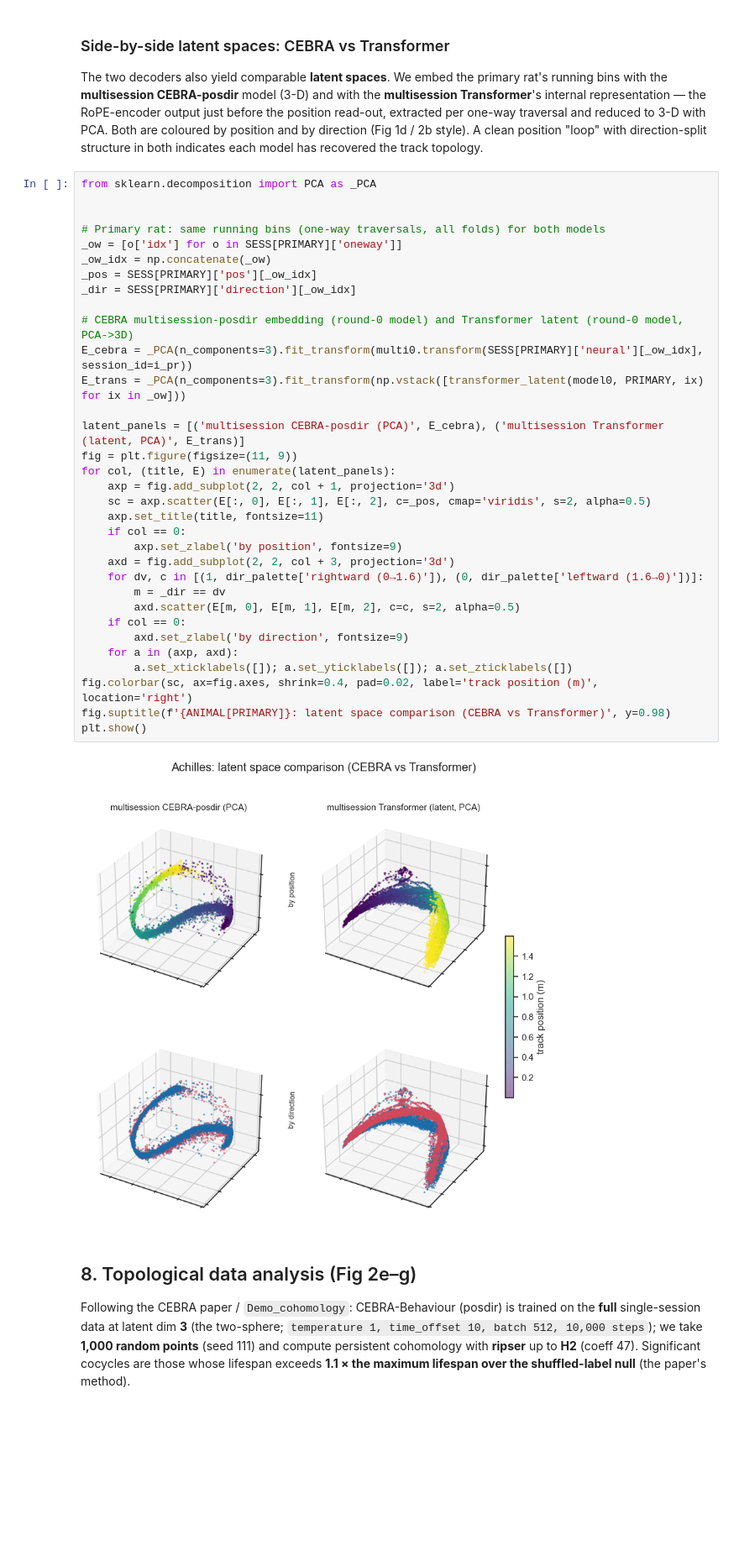
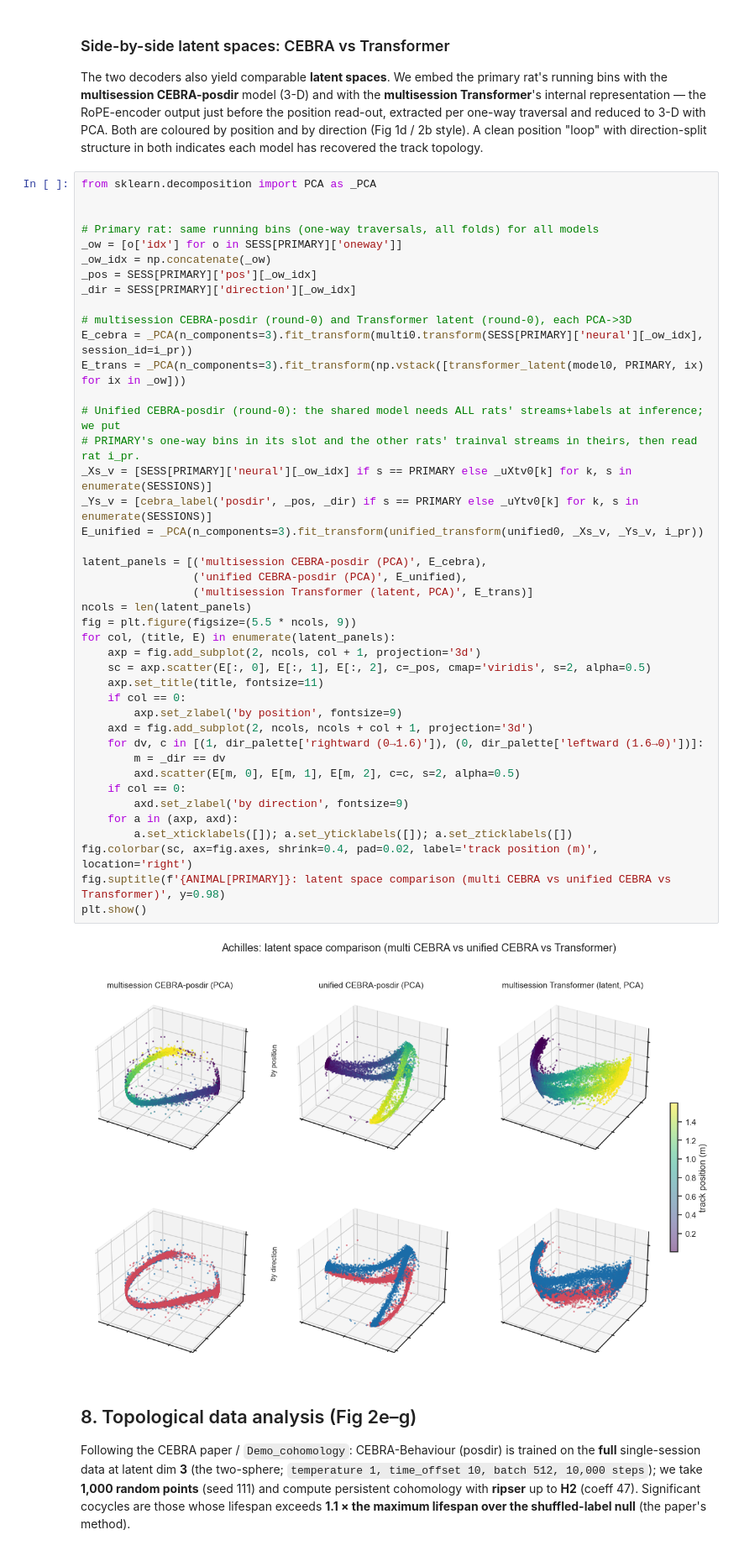
Before and after one commit to yongrong-qiu/digitalbat, a Jupyter notebook: notebooks/grosmark.ipynb, the cells around one changed output. Shown at 84% size. Saved outputs shown, nothing was run; the diff lists cells and outputs as text; blank space fills up the shorter version.

```diff
--- a/notebooks/grosmark.ipynb
+++ b/notebooks/grosmark.ipynb
@@ -1310,38 +1420,47 @@ recovered the track topology.
 # %%
 from sklearn.decomposition import PCA as _PCA
 
 
-# Primary rat: same running bins (one-way traversals, all folds) for both models
+# Primary rat: same running bins (one-way traversals, all folds) for all models
 _ow = [o['idx'] for o in SESS[PRIMARY]['oneway']]
 _ow_idx = np.concatenate(_ow)
 _pos = SESS[PRIMARY]['pos'][_ow_idx]
 _dir = SESS[PRIMARY]['direction'][_ow_idx]
 
-# CEBRA multisession-posdir embedding (round-0 model) and Transformer latent (round-0 model, PCA->3D)
+# multisession CEBRA-posdir (round-0) and Transformer latent (round-0), each PCA->3D
 E_cebra = _PCA(n_components=3).fit_transform(multi0.transform(SESS[PRIMARY]['neural'][_ow_idx], session_id=i_pr))
 E_trans = _PCA(n_components=3).fit_transform(np.vstack([transformer_latent(model0, PRIMARY, ix) for ix in _ow]))
 
-latent_panels = [('multisession CEBRA-posdir (PCA)', E_cebra), ('multisession Transformer (latent, PCA)', E_trans)]
-fig = plt.figure(figsize=(11, 9))
+# Unified CEBRA-posdir (round-0): the shared model needs ALL rats' streams+labels at inference; we put
+# PRIMARY's one-way bins in its slot and the other rats' trainval streams in theirs, then read rat i_pr.
+_Xs_v = [SESS[PRIMARY]['neural'][_ow_idx] if s == PRIMARY else _uXtv0[k] for k, s in enumerate(SESSIONS)]
+_Ys_v = [cebra_label('posdir', _pos, _dir) if s == PRIMARY else _uYtv0[k] for k, s in enumerate(SESSIONS)]
+E_unified = _PCA(n_components=3).fit_transform(unified_transform(unified0, _Xs_v, _Ys_v, i_pr))
+
+latent_panels = [('multisession CEBRA-posdir (PCA)', E_cebra),
+                 ('unified CEBRA-posdir (PCA)', E_unified),
+                 ('multisession Transformer (latent, PCA)', E_trans)]
+ncols = len(latent_panels)
+fig = plt.figure(figsize=(5.5 * ncols, 9))
 for col, (title, E) in enumerate(latent_panels):
-    axp = fig.add_subplot(2, 2, col + 1, projection='3d')
+    axp = fig.add_subplot(2, ncols, col + 1, projection='3d')
     sc = axp.scatter(E[:, 0], E[:, 1], E[:, 2], c=_pos, cmap='viridis', s=2, alpha=0.5)
     axp.set_title(title, fontsize=11)
     if col == 0:
         axp.set_zlabel('by position', fontsize=9)
-    axd = fig.add_subplot(2, 2, col + 3, projection='3d')
+    axd = fig.add_subplot(2, ncols, ncols + col + 1, projection='3d')
     for dv, c in [(1, dir_palette['rightward (0→1.6)']), (0, dir_palette['leftward (1.6→0)'])]:
         m = _dir == dv
         axd.scatter(E[m, 0], E[m, 1], E[m, 2], c=c, s=2, alpha=0.5)
     if col == 0:
         axd.set_zlabel('by direction', fontsize=9)
     for a in (axp, axd):
         a.set_xticklabels([]); a.set_yticklabels([]); a.set_zticklabels([])
 fig.colorbar(sc, ax=fig.axes, shrink=0.4, pad=0.02, label='track position (m)', location='right')
-fig.suptitle(f'{ANIMAL[PRIMARY]}: latent space comparison (CEBRA vs Transformer)', y=0.98)
+fig.suptitle(f'{ANIMAL[PRIMARY]}: latent space comparison (multi CEBRA vs unified CEBRA vs Transformer)', y=0.98)
 plt.show()
 # %% [output]
-[figure, old version]
+[figure, new version]
 # %% [markdown]
 ## 8. Topological data analysis (Fig 2e–g)
 
```
Also changed, not shown: parts of 10 cells of this notebook.
